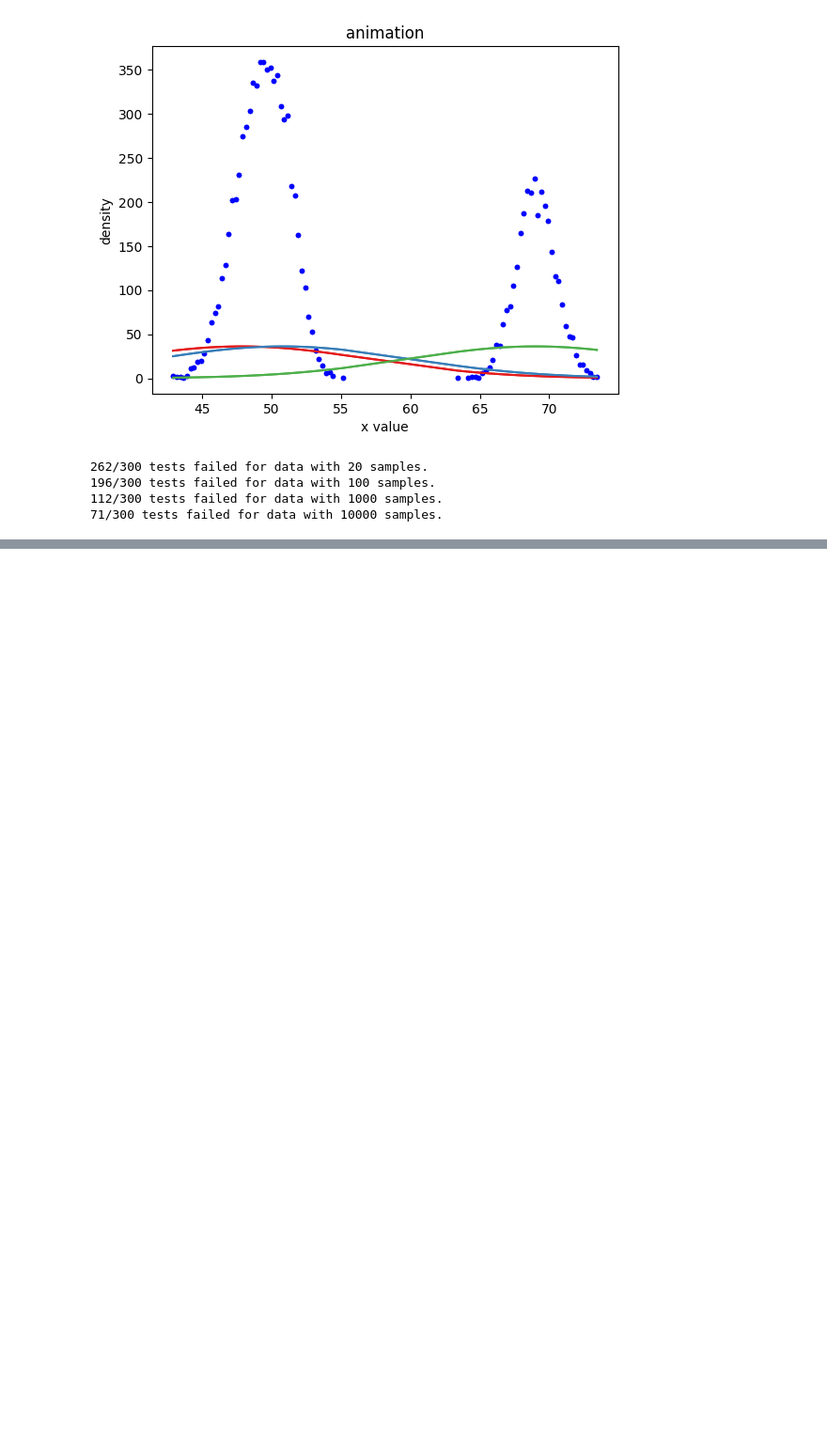
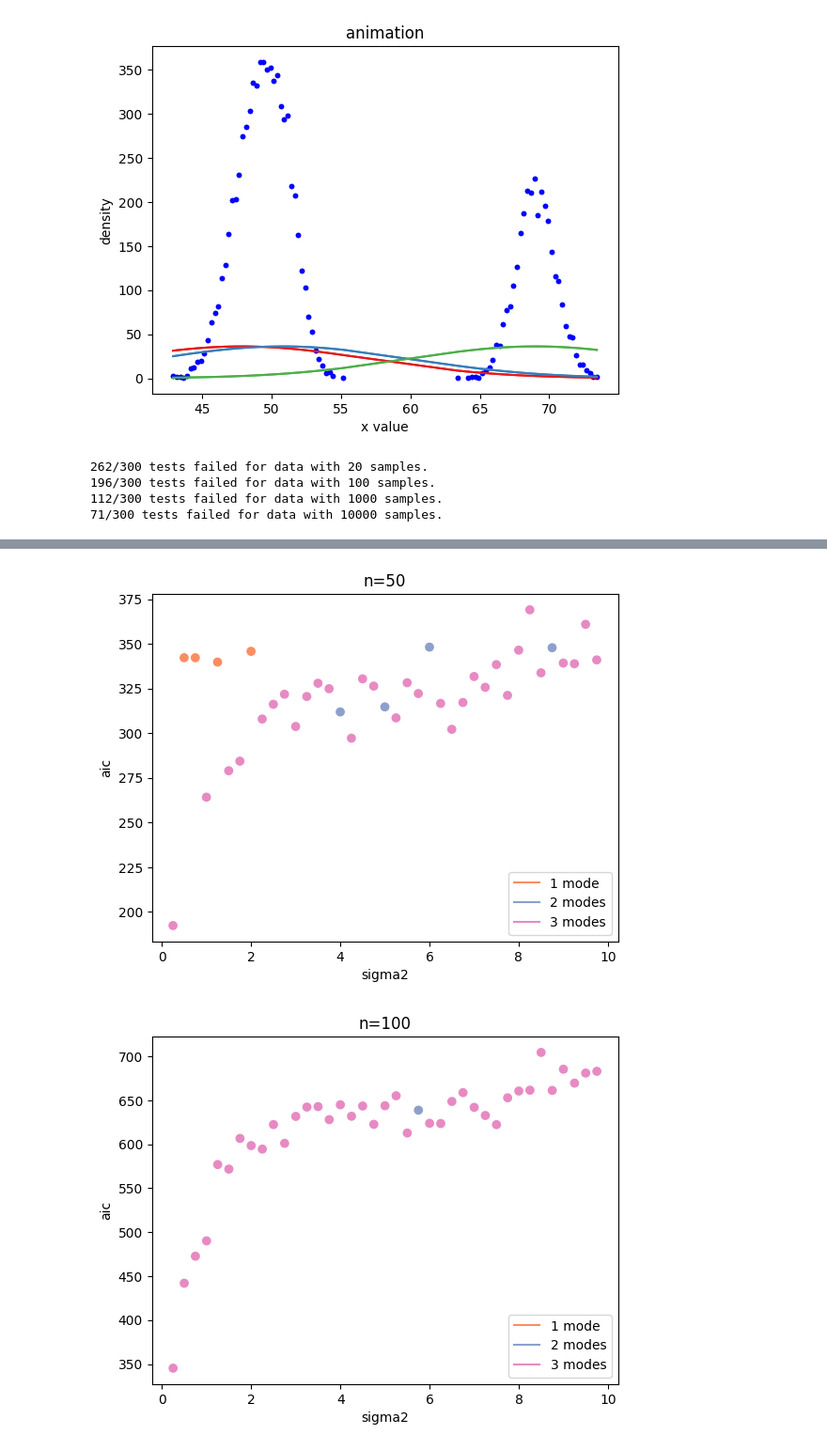
Before and after one commit to vivian-m-li/sv_gmm, a Jupyter notebook: gmm.ipynb, the cells around one changed output, grey strips where cells are left out. Shown at 94% size. Saved outputs shown, nothing was run; the diff lists cells and outputs as text; code cells hidden in the pictures; blank space fills up the shorter version.

```diff
--- a/gmm.ipynb
+++ b/gmm.ipynb
@@ -66,0 +99,19 @@ for num_samples in sample_sizes:
+# %%
+# Experiment 2: vary the variance of the middle mode from small to very large
+# Expect to see 3 modes for low variance, 1-2 modes for high variance, mistakes decrease with sample size
+
+mu = np.array([10, 20, 30])
+p = np.array([0.2, 0.5, 0.3])
+
+for n in sample_sizes:
+    gmm_by_sig2 = {}
+    for sig2 in np.arange(0.25, 10, 0.25):
+        vr = np.array([1, sig2**2, 1])
+        data = generate_data(n, mode_means=mu, mode_variances=vr, weights=p, pr=False)
+        gmm = run_gmm(data.x, plot=False, pr=False)
+        gmm_by_sig2[sig2] = gmm
+
+    plot_param_vs_aic(n, gmm_by_sig2, "sigma2")
+# %% [output]
+[figure, added]
+[figure, added]
```
Also changed, not shown: parts of 4 cells of this notebook, 2 other files.
